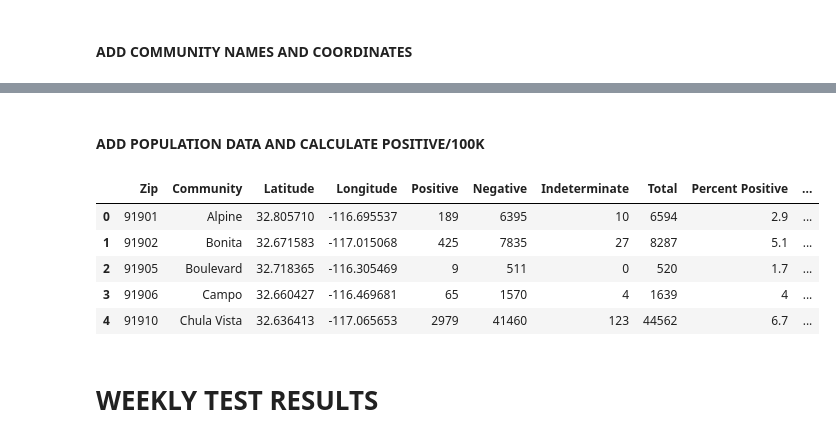
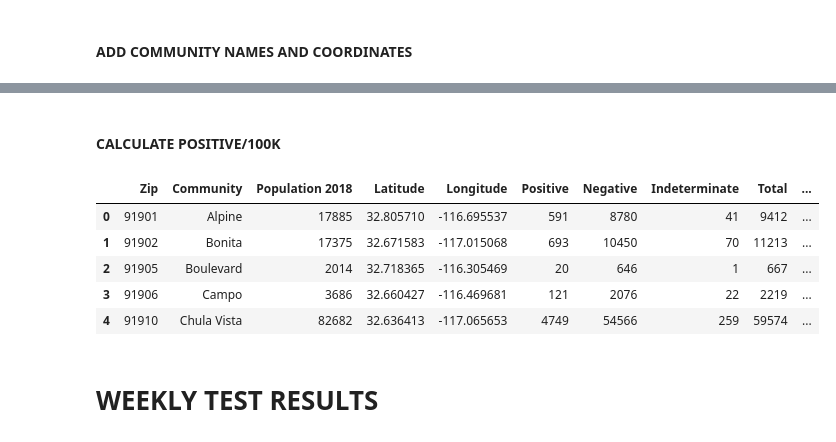
Before and after one commit to HDMA-SDSU/ArcGIS-Python-for-COVID19-Data, a Jupyter notebook: test_results_dash.ipynb, the cells around one changed output, grey strips where cells are left out. Cells and saved outputs as stored; diff of their text form; code cells hidden in the pictures.

```diff
--- a/test_results_dash.ipynb
+++ b/test_results_dash.ipynb
@@ -20,10 +20,10 @@ import webbrowser
 ######################
 # USER ENTERED DATES #
 ######################
-most_recent_date = '11/18/20'  # file folder date
-data_date = '11/14/20'  # date through
-prior_date = '11/07/20'  # date through of prior week
-day_after_prior = '11/8/20'  # one date after the prior date
+most_recent_date = '12/16/20'  # file folder date
+data_date = '12/12/20' # date through
+prior_date = '12/05/20'  # date through of prior week
+day_after_prior = '12/6/20'  # one date after the prior date
 
 #########
 # PATHS #
@@ -31,17 +31,13 @@ day_after_prior = '11/8/20'  # one date after the prior date
 # pdf file path
 file = 'C:/Users/jesse/Dropbox/Mapping-Vulearable-Pop-Tasks/SD-County-Data/{}20/Summary_of_All_Tests_Reported_by_Zip_Code_of_Residence.pdf'.format(most_recent_date.replace('/', '-'))
 
-# local folder for storing csv files
-local_dir = 'C:/Users/jesse/HDMA/tests'
-
 # csv files
-new_csv = '{}/covid_tests_total_{}.csv'.format(local_dir, data_date.replace('/',''))  # this week's total results
-change_csv = '{}/covid_tests_change_{}.csv'.format(local_dir, data_date.replace('/',''))  # this week's new results
-prior_csv = '{}/covid_tests_total_{}.csv'.format(local_dir, prior_date.replace('/',''))  # last week's total results
-zips_csv = '{}/zip_info.csv'.format(local_dir)  # zip code spatial data
-pops_csv = '{}/pop_info.csv'.format(local_dir)  # population data
-total_upload = '{}/sd_zips_covid_test_results.csv'.format(local_dir)  # csv for upload to AGOL
-change_upload = '{}/sd_zips_covid_tests_new.csv'.format(local_dir)  # csv for upload to AGOL
+new_csv = '../covid_data/tests/covid_tests_total_{}.csv'.format(data_date.replace('/',''))  # this week's total results
+change_csv = '../covid_data/tests/covid_tests_change_{}.csv'.format(data_date.replace('/',''))  # this week's new results
+prior_csv = '../covid_data/tests/covid_tests_total_{}.csv'.format(prior_date.replace('/',''))  # last week's total results
+zips_csv = './data/zip_coords_pop.csv'  # zip code spatial data
+total_upload = './data/sd_zips_covid_test_results.csv'  # csv for upload to AGOL
+change_upload = './data/sd_zips_covid_tests_new.csv'  # csv for upload to AGOL
 
 ############
 # AGOL IDs #
@@ -206,33 +202,26 @@ zips.head()
 # %% [markdown]
-#### ADD POPULATION DATA AND CALCULATE POSITIVE/100K
+#### CALCULATE POSITIVE/100K
 # %%
-# create and format dataframe with population data
-pops = pd.read_csv(pops_csv)
-pops['Zip'] = pops['Zip'].astype(str)
-del pops['Community']
-
-# merge test result data and population data
-zips = zips.merge(pops, on='Zip')
-
 # calculate positive per 100k
+zips = zips.rename(columns={'2018_population':'Population 2018'})
 zips['Positive Cases Per 100K'] = ''
 for i, row in zips.iterrows():
     if zips['Population 2018'][i] >= 1000:
         zips['Positive Cases Per 100K'][i] = round(zips['Positive'][i]/zips['Population 2018'][i]*100000, 0)
     else:
         zips['Positive Cases Per 100K'][i] = '*'
 
 # save as csv file
 zips.to_csv(new_csv, index=False)
 zips.to_csv(total_upload, index=False)  # for AGOL upload
 zips.head()
 # %% [output]
-|  | Zip | Community | Latitude | Longitude | Positive | Negative | Indeterminate | Total | Percent Positive | ... |
-| 0 | 91901 | Alpine | 32.805710 | -116.695537 | 189 | 6395 | 10 | 6594 | 2.9 | ... |
-| 1 | 91902 | Bonita | 32.671583 | -117.015068 | 425 | 7835 | 27 | 8287 | 5.1 | ... |
-| 2 | 91905 | Boulevard | 32.718365 | -116.305469 | 9 | 511 | 0 | 520 | 1.7 | ... |
-| 3 | 91906 | Campo | 32.660427 | -116.469681 | 65 | 1570 | 4 | 1639 | 4 | ... |
-| 4 | 91910 | Chula Vista | 32.636413 | -117.065653 | 2979 | 41460 | 123 | 44562 | 6.7 | ... |
+|  | Zip | Community | Population 2018 | Latitude | Longitude | Positive | Negative | Indeterminate | Total | ... |
+| 0 | 91901 | Alpine | 17885 | 32.805710 | -116.695537 | 591 | 8780 | 41 | 9412 | ... |
+| 1 | 91902 | Bonita | 17375 | 32.671583 | -117.015068 | 693 | 10450 | 70 | 11213 | ... |
+| 2 | 91905 | Boulevard | 2014 | 32.718365 | -116.305469 | 20 | 646 | 1 | 667 | ... |
+| 3 | 91906 | Campo | 3686 | 32.660427 | -116.469681 | 121 | 2076 | 22 | 2219 | ... |
+| 4 | 91910 | Chula Vista | 82682 | 32.636413 | -117.065653 | 4749 | 54566 | 259 | 59574 | ... |
 # %% [markdown]
 # WEEKLY TEST RESULTS
 # %% [markdown]
```
Also changed, not shown: parts of 11 cells of this notebook.
